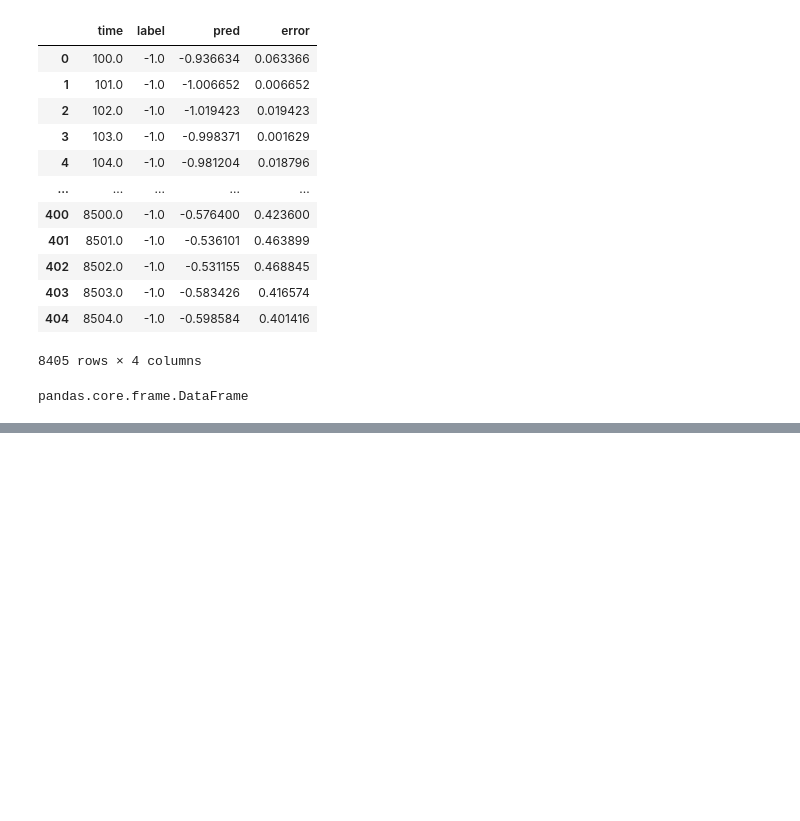
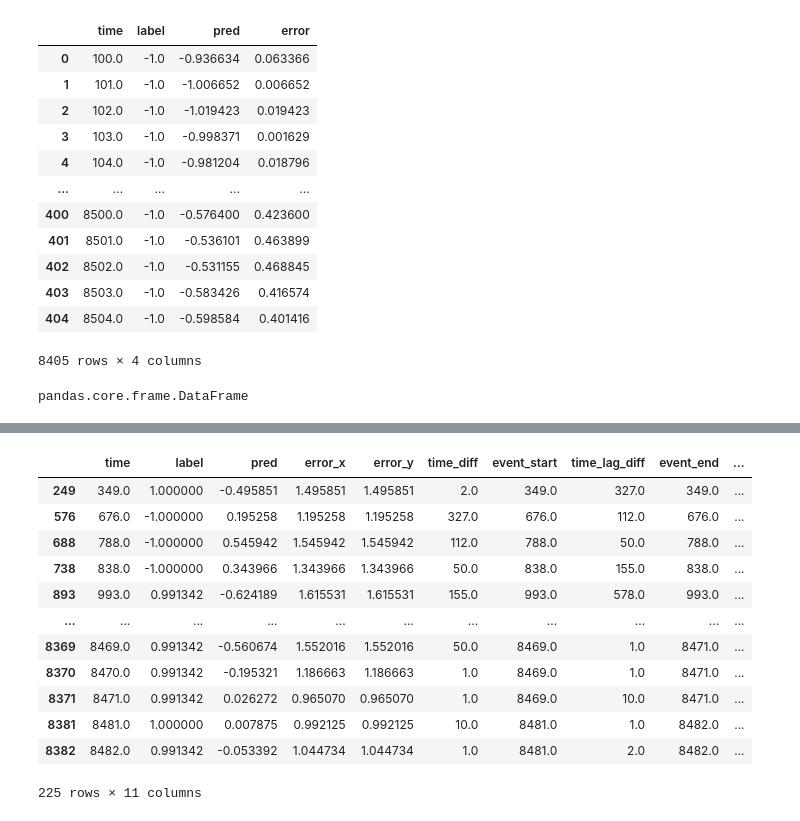
Before and after one commit to shelleygoel/THOC-Pytorch, a Jupyter notebook: khund_non_parametric.ipynb, the cells around one changed output, grey strips where cells are left out. Drawn from its saved outputs; the diff is of its cells as text; code cells hidden in the pictures; blank space fills up the shorter version.

```diff
--- a/khund_non_parametric.ipynb
+++ b/khund_non_parametric.ipynb
@@ -430,0 +456,16 @@ all_anomalies_df
+# %%
+final_test_pred_df[final_test_pred_df["is_error"] == True]
+# %% [output]
+|  | time | label | pred | error_x | error_y | time_diff | event_start | time_lag_diff | event_end | ... |
+| 249 | 349.0 | 1.000000 | -0.495851 | 1.495851 | 1.495851 | 2.0 | 349.0 | 327.0 | 349.0 | ... |
+| 576 | 676.0 | -1.000000 | 0.195258 | 1.195258 | 1.195258 | 327.0 | 676.0 | 112.0 | 676.0 | ... |
+| 688 | 788.0 | -1.000000 | 0.545942 | 1.545942 | 1.545942 | 112.0 | 788.0 | 50.0 | 788.0 | ... |
+| 738 | 838.0 | -1.000000 | 0.343966 | 1.343966 | 1.343966 | 50.0 | 838.0 | 155.0 | 838.0 | ... |
+| 893 | 993.0 | 0.991342 | -0.624189 | 1.615531 | 1.615531 | 155.0 | 993.0 | 578.0 | 993.0 | ... |
+| ... | ... | ... | ... | ... | ... | ... | ... | ... | ... | ... |
+| 8369 | 8469.0 | 0.991342 | -0.560674 | 1.552016 | 1.552016 | 50.0 | 8469.0 | 1.0 | 8471.0 | ... |
+| 8370 | 8470.0 | 0.991342 | -0.195321 | 1.186663 | 1.186663 | 1.0 | 8469.0 | 1.0 | 8471.0 | ... |
+| 8371 | 8471.0 | 0.991342 | 0.026272 | 0.965070 | 0.965070 | 1.0 | 8469.0 | 10.0 | 8471.0 | ... |
+| 8381 | 8481.0 | 1.000000 | 0.007875 | 0.992125 | 0.992125 | 10.0 | 8481.0 | 1.0 | 8482.0 | ... |
+| 8382 | 8482.0 | 0.991342 | -0.053392 | 1.044734 | 1.044734 | 1.0 | 8481.0 | 2.0 | 8482.0 | ... |
+225 rows × 11 columns
```
Also changed, not shown: parts of 29 cells of this notebook.
